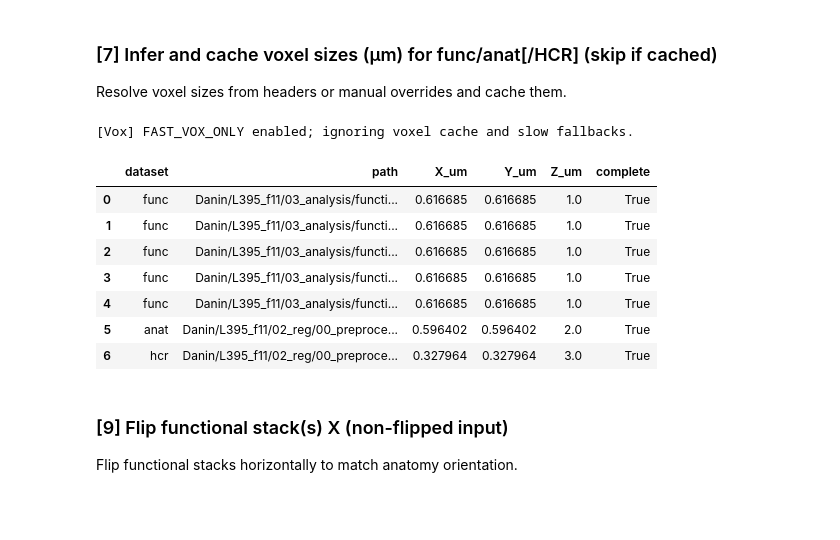
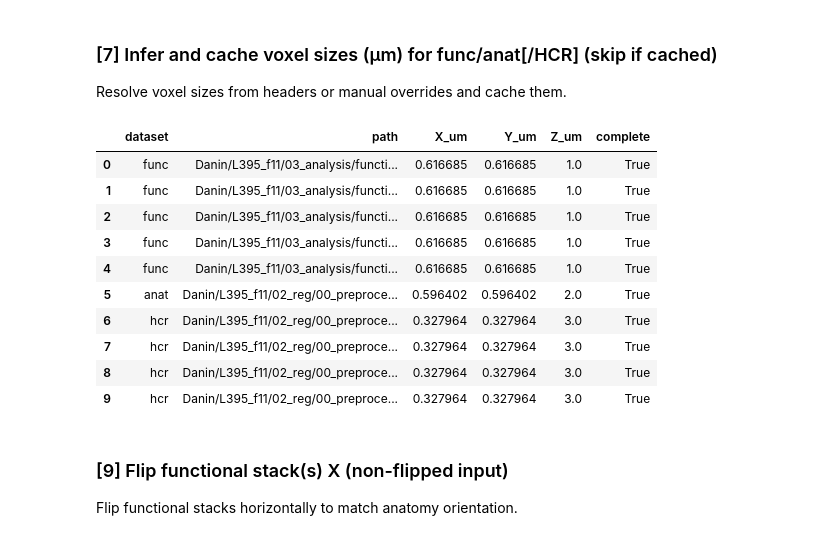
Before and after one commit to LarschLab/ddharmap-ANTs, a Jupyter notebook: notebooks/2PF_to_HCR.ipynb, the cells around one changed output. Saved outputs shown, nothing was run; the diff lists cells and outputs as text; code cells hidden in the pictures; blank space fills up the shorter version.

Commit message:
Removed fallback to enforce fast extraction of physical scale.

```diff
--- a/notebooks/2PF_to_HCR.ipynb
+++ b/notebooks/2PF_to_HCR.ipynb
@@ -969,9 +957,12 @@ for fp in func_paths:
 detA = cache_data.get(str(ANAT_STACK_PATH), {}) if "ANAT_STACK_PATH" in globals() and ANAT_STACK_PATH else {}
 if not _vox_complete(detA) and "ANAT_STACK_PATH" in globals() and ANAT_STACK_PATH:
     detA = load_or_cache_voxels(ANAT_STACK_PATH, "anat") or {}
+VOX_ANAT = dict(detA or {})
+
 HCR_STACK_PATHS = globals().get("HCR_STACK_PATHS", None)
 if not HCR_STACK_PATHS and "HCR_STACK_PATH" in globals() and HCR_STACK_PATH:
     HCR_STACK_PATHS = [HCR_STACK_PATH]
+
 
 VOX_HCR_BY_PATH = {}
 for hp in (HCR_STACK_PATHS or []):
@@ -1045,34 +1036,36 @@ if not hcr_paths and "HCR_STACK_PATH" in globals() and HCR_STACK_PATH:
 for hp in (hcr_paths or []):
     vox = VOX_HCR_BY_PATH.get(str(hp), {}) if "VOX_HCR_BY_PATH" in globals() else (VOX_HCR or {})
     rows.append({
         "dataset": "hcr",
         "path": _path_from_nas(hp),
         "X_um": vox.get("X") if vox else None,
         "Y_um": vox.get("Y") if vox else None,
         "Z_um": vox.get("Z") if vox else None,
     })
 df_vox = pd.DataFrame(rows)
 if not df_vox.empty:
     df_vox["complete"] = df_vox[["X_um", "Y_um", "Z_um"]].notna().all(axis=1)
 try:
     from IPython.display import display as _display
 except Exception:
     _display = None
 with pd.option_context("display.max_colwidth", 200):
     if _display:
         _display(df_vox)
     else:
         print(df_vox.to_string(index=False))
 # %% [output]
-[Vox] FAST_VOX_ONLY enabled; ignoring voxel cache and slow fallbacks.
 |  | dataset | path | X_um | Y_um | Z_um | complete |
 | 0 | func | Danin/L395_f11/03_analysis/functi... | 0.616685 | 0.616685 | 1.0 | True |
 | 1 | func | Danin/L395_f11/03_analysis/functi... | 0.616685 | 0.616685 | 1.0 | True |
 | 2 | func | Danin/L395_f11/03_analysis/functi... | 0.616685 | 0.616685 | 1.0 | True |
 | 3 | func | Danin/L395_f11/03_analysis/functi... | 0.616685 | 0.616685 | 1.0 | True |
 | 4 | func | Danin/L395_f11/03_analysis/functi... | 0.616685 | 0.616685 | 1.0 | True |
 | 5 | anat | Danin/L395_f11/02_reg/00_preproce... | 0.596402 | 0.596402 | 2.0 | True |
 | 6 | hcr | Danin/L395_f11/02_reg/00_preproce... | 0.327964 | 0.327964 | 3.0 | True |
+| 7 | hcr | Danin/L395_f11/02_reg/00_preproce... | 0.327964 | 0.327964 | 3.0 | True |
+| 8 | hcr | Danin/L395_f11/02_reg/00_preproce... | 0.327964 | 0.327964 | 3.0 | True |
+| 9 | hcr | Danin/L395_f11/02_reg/00_preproce... | 0.327964 | 0.327964 | 3.0 | True |
 # %% [markdown]
 ### [9] Flip functional stack(s) X (non-flipped input)
 Flip functional stacks horizontally to match anatomy orientation.
```
Also changed, not shown: parts of 2 cells of this notebook.
